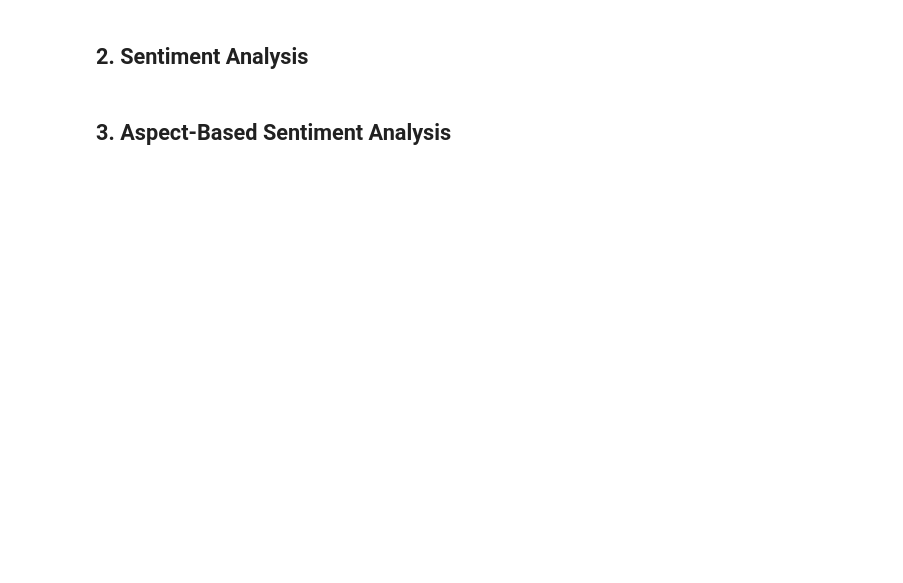
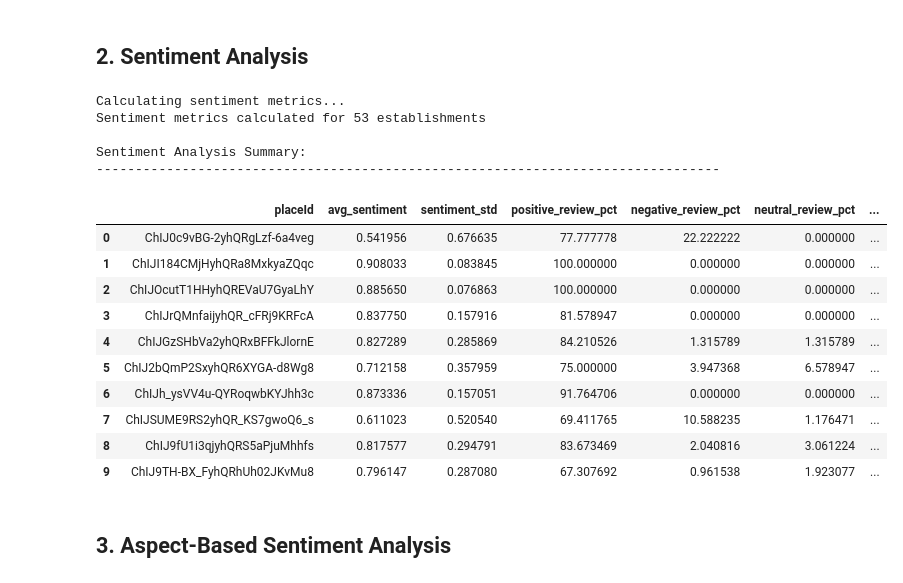
Before and after one commit to yigityavuz-tud/verisanus, a Jupyter notebook: console_analysis.ipynb, the cells around one changed output. Saved outputs shown, nothing was run; the diff lists cells and outputs as text; code cells hidden in the pictures; blank space fills up the shorter version.

```diff
--- a/console_analysis.ipynb
+++ b/console_analysis.ipynb
@@ -7,6 +9,6 @@ from datetime import datetime
 # Initialize the analyzer with your data files
 analyzer = ReviewAnalyzer(
     google_maps_file="reviews/google/allGoogleReviews_2025-04-05.xlsx",
-    trustpilot_file="reviews/trustpilot/allTrustpilotReviews_2025-04-05.xlsx",
-    establishment_file="establishments/establishments_base.xlsx"
+    trustpilot_file="reviews/trustpilot/allTrustpilotReviews_2025-04-04.xlsx",
+    establishment_file="establishments/establishment_base.xlsx"
 )
@@ -23,9 +61,26 @@ display(basic_metrics[['title', 'total_reviews', 'avg_rating', 'rating_std', 're
 # %%
 # Calculate sentiment metrics
 sentiment_metrics = analyzer.calculate_sentiment_metrics()
 print("\nSentiment Analysis Summary:")
 print("-" * 80)
-display(sentiment_metrics[['title', 'avg_sentiment', 'positive_review_pct', 'negative_review_pct', 'sentiment_trend']].head(10))
+display(sentiment_metrics.head(10))
+# %% [output]
+Calculating sentiment metrics...
+Sentiment metrics calculated for 53 establishments
+
+Sentiment Analysis Summary:
+--------------------------------------------------------------------------------
+|  | placeId | avg_sentiment | sentiment_std | positive_review_pct | negative_review_pct | neutral_review_pct | ... |
+| 0 | ChIJ0c9vBG-2yhQRgLzf-6a4veg | 0.541956 | 0.676635 | 77.777778 | 22.222222 | 0.000000 | ... |
+| 1 | ChIJI184CMjHyhQRa8MxkyaZQqc | 0.908033 | 0.083845 | 100.000000 | 0.000000 | 0.000000 | ... |
+| 2 | ChIJOcutT1HHyhQREVaU7GyaLhY | 0.885650 | 0.076863 | 100.000000 | 0.000000 | 0.000000 | ... |
+| 3 | ChIJrQMnfaijyhQR_cFRj9KRFcA | 0.837750 | 0.157916 | 81.578947 | 0.000000 | 0.000000 | ... |
+| 4 | ChIJGzSHbVa2yhQRxBFFkJlornE | 0.827289 | 0.285869 | 84.210526 | 1.315789 | 1.315789 | ... |
+| 5 | ChIJ2bQmP2SxyhQR6XYGA-d8Wg8 | 0.712158 | 0.357959 | 75.000000 | 3.947368 | 6.578947 | ... |
+| 6 | ChIJh_ysVV4u-QYRoqwbKYJhh3c | 0.873336 | 0.157051 | 91.764706 | 0.000000 | 0.000000 | ... |
+| 7 | ChIJSUME9RS2yhQR_KS7gwoQ6_s | 0.611023 | 0.520540 | 69.411765 | 10.588235 | 1.176471 | ... |
+| 8 | ChIJ9fU1i3qjyhQRS5aPjuMhhfs | 0.817577 | 0.294791 | 83.673469 | 2.040816 | 3.061224 | ... |
+| 9 | ChIJ9TH-BX_FyhQRhUh02JKvMu8 | 0.796147 | 0.287080 | 67.307692 | 0.961538 | 1.923077 | ... |
 # %% [markdown]
 ## 3. Aspect-Based Sentiment Analysis
 # %%
```
Also changed, not shown: parts of 10 cells of this notebook, 6 other files.
